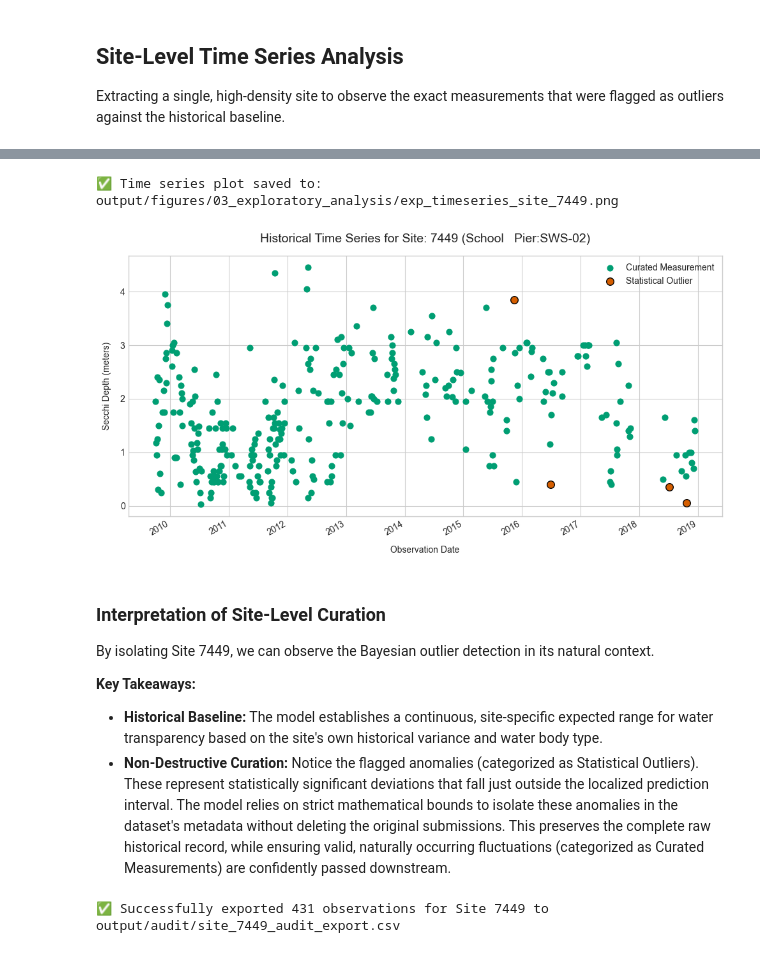
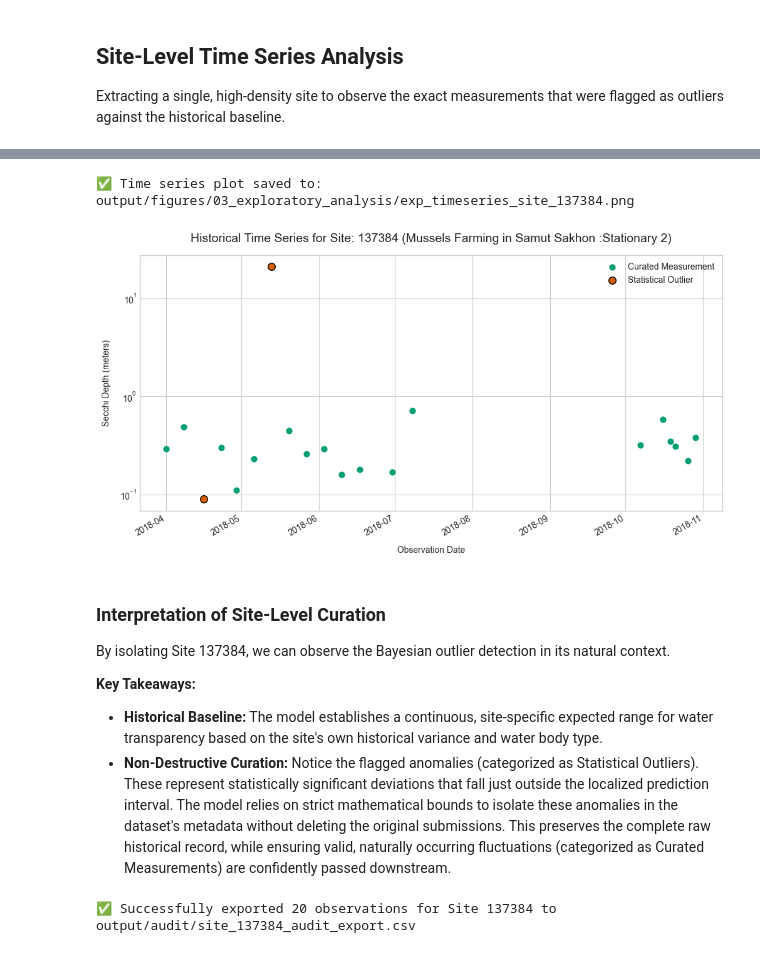
Before and after one commit to globe-curation-ai/curation-framework, a Jupyter notebook: notebooks/03_exploratory_analysis.ipynb, the cells around one changed output, grey strips where cells are left out. Saved outputs shown, nothing was run; the diff lists cells and outputs as text; code cells hidden in the pictures.

```diff
--- a/notebooks/03_exploratory_analysis.ipynb
+++ b/notebooks/03_exploratory_analysis.ipynb
@@ -696,7 +681,13 @@ Outliers Caught: 4
 # %%
 # =============================================================================
-# 10. PLOT TIME SERIES FOR REPRESENTATIVE SITE
+# 9. PLOT TIME SERIES FOR REPRESENTATIVE SITE
 # =============================================================================
+
+# We hardcode Site 137384 as it demonstrates the model's capabilities:
+# It features a tight baseline at ~0.3m, with several severe typos (21.0m)
+# and extreme low-values (0.1m) that the Bayesian model successfully flags.
+best_site = "137384"
+
 
 # Save high resolution plot image locally
 save_plot = True
@@ -708,7 +699,7 @@ df_site = df_site.sort_values('measured_on').reset_index(drop=True)
 plt.figure(figsize=(12, 6))
 
 # Plot curated points
-curated = df_site[(df_site['passed_heuristics'] == True) & (df_site['is_statistical_outlier'] == False)]
+curated = df_site[(df_site['passed_heuristics'] == True) & (df_site['is_statistical_outlier'].fillna(False) == False)]
 plt.scatter(curated['measured_on'], curated['transparency_disk_image_disappearance_m'],
             color='#009E73', label='Curated Measurement', s=40, zorder=3)
 
@@ -717,47 +708,49 @@ outliers = df_site[(df_site['passed_heuristics'] == True) & (df_site['is_statist
 plt.scatter(outliers['measured_on'], outliers['transparency_disk_image_disappearance_m'],
             color='#D55E00', label='Statistical Outlier', s=70, edgecolor='black', zorder=5)
 
+
 site_name = df_site["site_name"].iloc[0] if len(df_site) > 0 else "Unknown"
 plt.title(f'Historical Time Series for Site: {best_site} ({site_name})', fontsize=14, pad=15)
 plt.xlabel('Observation Date', labelpad=10)
 plt.ylabel('Secchi Depth (meters)', labelpad=10)
+plt.yscale('log')
 plt.legend()
 
 plt.gcf().autofmt_xdate()
 
 # Save the high resolution plot image
 if save_plot:
     ts_fig_path = os.path.join(output_dir, f'exp_timeseries_site_{best_site}.png')
     plt.savefig(ts_fig_path, bbox_inches='tight', dpi=300)
     print(f"✅ Time series plot saved to: {ts_fig_path}")
 
 plt.show()
 
 # --- Embedded Interpretation ---
 caption_ts = f"""
 ### Interpretation of Site-Level Curation
 
 By isolating Site {best_site}, we can observe the Bayesian outlier detection in its natural context.
 
 **Key Takeaways:**
 * **Historical Baseline:** The model establishes a continuous, site-specific expected range for water transparency based on the site's own historical variance and water body type.
 * **Non-Destructive Curation:** Notice the flagged anomalies (categorized as Statistical Outliers). These represent statistically significant deviations that fall just outside the localized prediction interval. The model relies on strict mathematical bounds to isolate these anomalies in the dataset's metadata without deleting the original submissions. This preserves the complete raw historical record, while ensuring valid, naturally occurring fluctuations (categorized as Curated Measurements) are confidently passed downstream.
 """
 display(Markdown(caption_ts))
 # %% [output]
-✅ Time series plot saved to: output/figures/03_exploratory_analysis/exp_timeseries_site_7449.png
+✅ Time series plot saved to: output/figures/03_exploratory_analysis/exp_timeseries_site_137384.png
-[figure, old version]
+[figure, new version]
 
 ### Interpretation of Site-Level Curation
 
-By isolating Site 7449, we can observe the Bayesian outlier detection in its natural context.
+By isolating Site 137384, we can observe the Bayesian outlier detection in its natural context.
 
 **Key Takeaways:**
 * **Historical Baseline:** The model establishes a continuous, site-specific expected range for water transparency based on the site's own historical variance and water body type.
 * **Non-Destructive Curation:** Notice the flagged anomalies (categorized as Statistical Outliers). These represent statistically significant deviations that fall just outside the localized prediction interval. The model relies on strict mathematical bounds to isolate these anomalies in the dataset's metadata without deleting the original submissions. This preserves the complete raw historical record, while ensuring valid, naturally occurring fluctuations (categorized as Curated Measurements) are confidently passed downstream.
 # %%
 # =============================================================================
-# 11. EXPORT SITE AUDIT REPORT
+# 10. EXPORT SITE AUDIT REPORT
 # =============================================================================
 
 output_dir_csv = 'output/audit'
@@ -769,4 +762,4 @@ df_site.to_csv(export_path, index=False)
 
 print(f"✅ Successfully exported {len(df_site)} observations for Site {best_site} to {export_path}")
 # %% [output]
-✅ Successfully exported 431 observations for Site 7449 to output/audit/site_7449_audit_export.csv
+✅ Successfully exported 20 observations for Site 137384 to output/audit/site_137384_audit_export.csv
```
Also changed, not shown: parts of 8 cells of this notebook, 14 other files.
